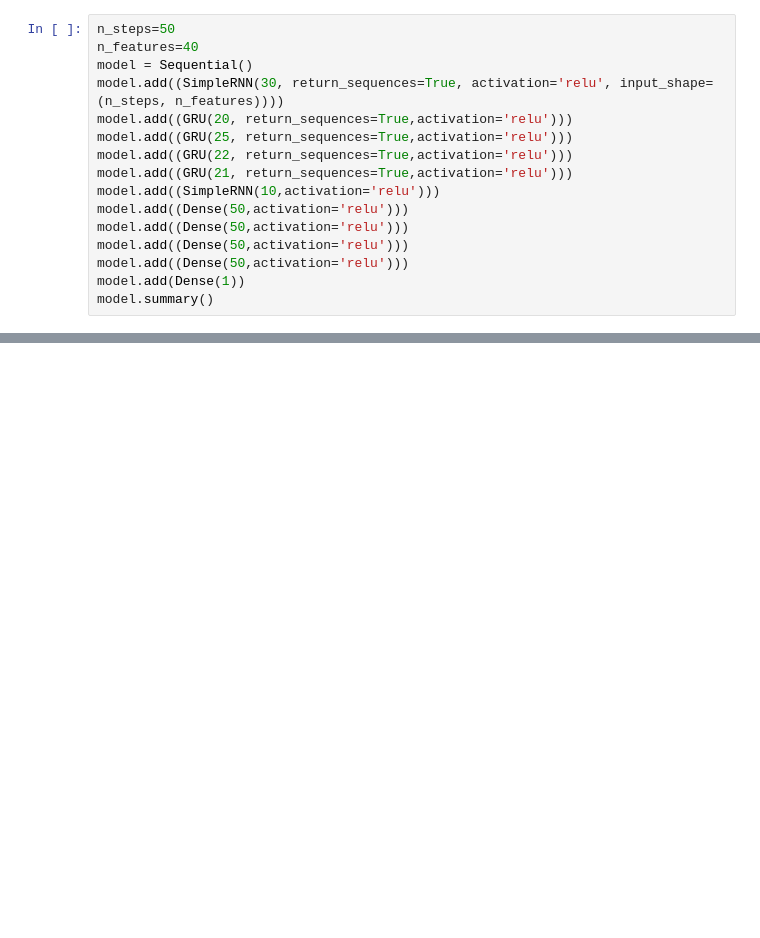
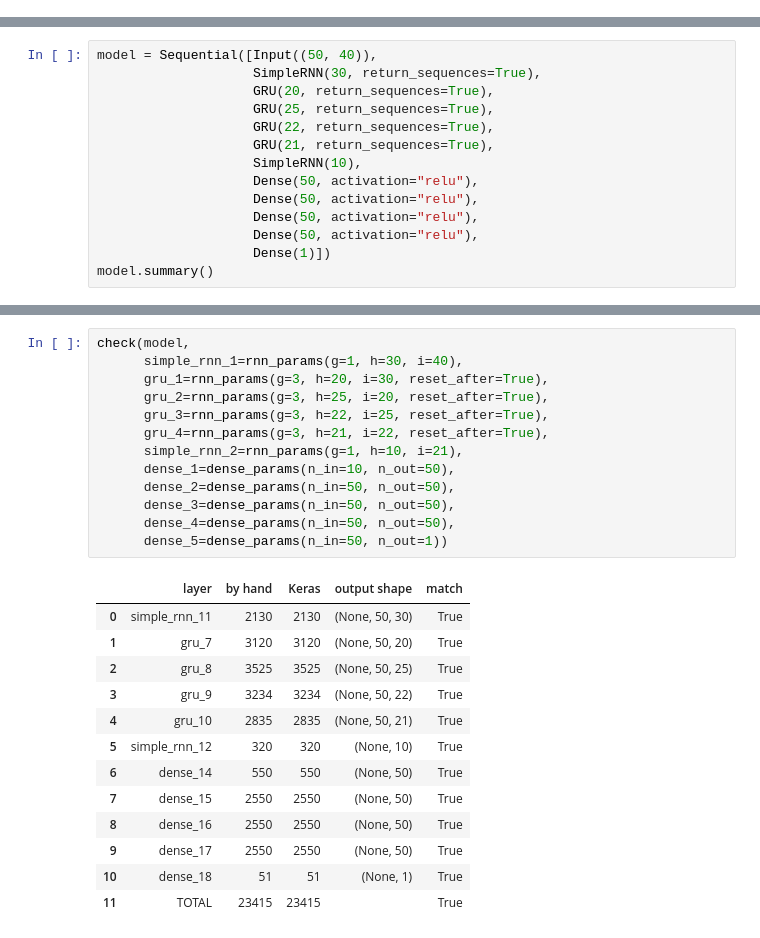
Before and after one commit to drdave-teaching/OPIM5509-notebooks, a Jupyter notebook: Module4/RNNs_By_Hand_basic.ipynb, the cells around one changed output, grey strips where cells are left out. Cells and saved outputs as stored; diff of their text form; blank space fills up the shorter version.

```diff
--- a/Module4/RNNs_By_Hand_basic.ipynb
+++ b/Module4/RNNs_By_Hand_basic.ipynb
@@ -766,16 +4,0 @@ Left as an exercise for students.
-# %%
-n_steps=50
-n_features=40
-model = Sequential()
-model.add((SimpleRNN(30, return_sequences=True, activation='relu', input_shape=(n_steps, n_features))))
-model.add((GRU(20, return_sequences=True,activation='relu')))
-model.add((GRU(25, return_sequences=True,activation='relu')))
-model.add((GRU(22, return_sequences=True,activation='relu')))
-model.add((GRU(21, return_sequences=True,activation='relu')))
-model.add((SimpleRNN(10,activation='relu')))
-model.add((Dense(50,activation='relu')))
-model.add((Dense(50,activation='relu')))
-model.add((Dense(50,activation='relu')))
-model.add((Dense(50,activation='relu')))
-model.add(Dense(1))
-model.summary()
@@ -841,0 +730,14 @@ Eleven layers, one habit: **the previous layer's units become this layer's input
+# %%
+model = Sequential([Input((50, 40)),
+                    SimpleRNN(30, return_sequences=True),
+                    GRU(20, return_sequences=True),
+                    GRU(25, return_sequences=True),
+                    GRU(22, return_sequences=True),
+                    GRU(21, return_sequences=True),
+                    SimpleRNN(10),
+                    Dense(50, activation="relu"),
+                    Dense(50, activation="relu"),
+                    Dense(50, activation="relu"),
+                    Dense(50, activation="relu"),
+                    Dense(1)])
+model.summary()
@@ -841,0 +785,27 @@ Eleven layers, one habit: **the previous layer's units become this layer's input
+# %%
+check(model,
+      simple_rnn_1=rnn_params(g=1, h=30, i=40),
+      gru_1=rnn_params(g=3, h=20, i=30, reset_after=True),
+      gru_2=rnn_params(g=3, h=25, i=20, reset_after=True),
+      gru_3=rnn_params(g=3, h=22, i=25, reset_after=True),
+      gru_4=rnn_params(g=3, h=21, i=22, reset_after=True),
+      simple_rnn_2=rnn_params(g=1, h=10, i=21),
+      dense_1=dense_params(n_in=10, n_out=50),
+      dense_2=dense_params(n_in=50, n_out=50),
+      dense_3=dense_params(n_in=50, n_out=50),
+      dense_4=dense_params(n_in=50, n_out=50),
+      dense_5=dense_params(n_in=50, n_out=1))
+# %% [output]
+|  | layer | by hand | Keras | output shape | match |
+| 0 | simple_rnn_11 | 2130 | 2130 | (None, 50, 30) | True |
+| 1 | gru_7 | 3120 | 3120 | (None, 50, 20) | True |
+| 2 | gru_8 | 3525 | 3525 | (None, 50, 25) | True |
+| 3 | gru_9 | 3234 | 3234 | (None, 50, 22) | True |
+| 4 | gru_10 | 2835 | 2835 | (None, 50, 21) | True |
+| 5 | simple_rnn_12 | 320 | 320 | (None, 10) | True |
+| 6 | dense_14 | 550 | 550 | (None, 50) | True |
+| 7 | dense_15 | 2550 | 2550 | (None, 50) | True |
+| 8 | dense_16 | 2550 | 2550 | (None, 50) | True |
+| 9 | dense_17 | 2550 | 2550 | (None, 50) | True |
+| 10 | dense_18 | 51 | 51 | (None, 1) | True |
+| 11 | TOTAL | 23415 | 23415 |  | True |
```
Also changed, not shown: parts of 111 cells of this notebook, 1 other file.
